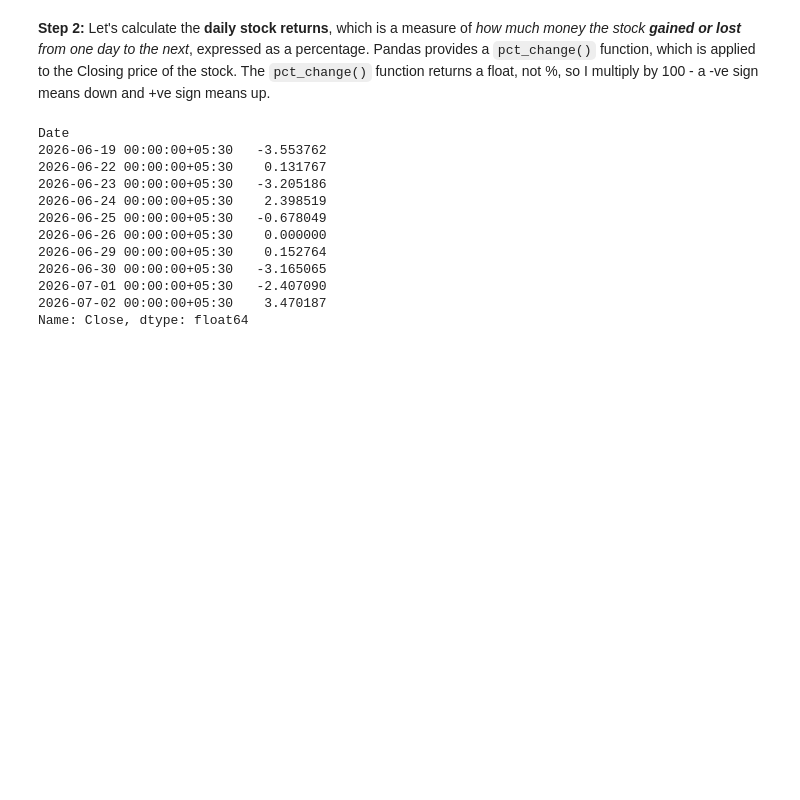
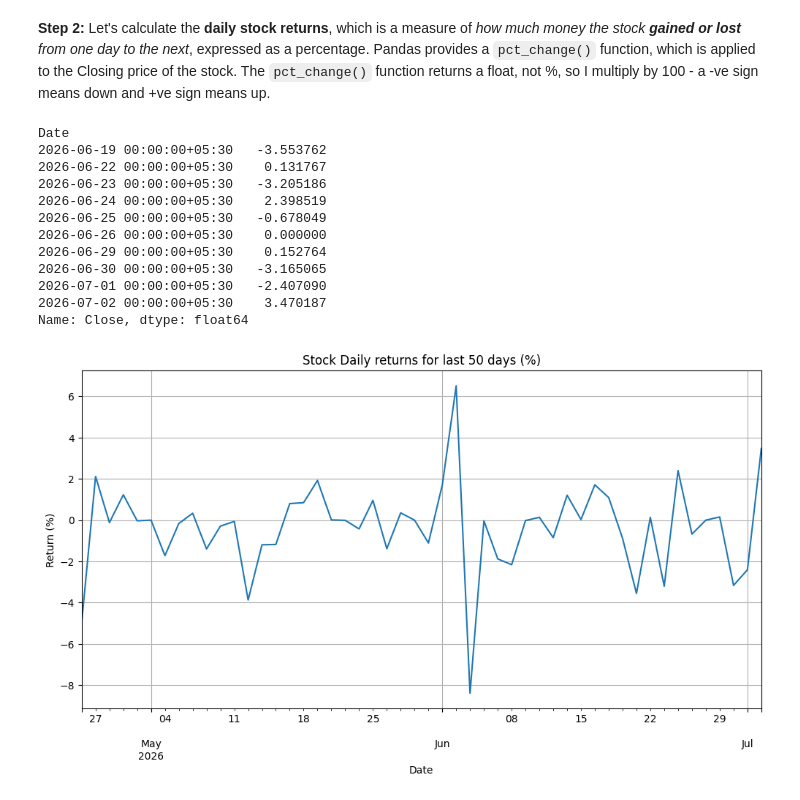
Before and after one commit to mjbhobe/ChocolafStyle, a Jupyter notebook: examples/Python/MyProjects/Python4Finance/portfolio_analysis.ipynb, the cells around one changed output. Saved outputs shown, nothing was run; the diff lists cells and outputs as text; code cells hidden in the pictures; blank space fills up the shorter version.

```diff
--- a/examples/Python/MyProjects/Python4Finance/portfolio_analysis.ipynb
+++ b/examples/Python/MyProjects/Python4Finance/portfolio_analysis.ipynb
@@ -39,3 +44,18 @@ Date
 2026-07-01 00:00:00+05:30   -2.407090
 2026-07-02 00:00:00+05:30    3.470187
 Name: Close, dtype: float64
+# %%
+# plot the last 30 day returns to see how it trends
+# Slice and plot directly
+def plot_returns(returns: pd.Series, days: int = 30) -> None:
+    returns.tail(days).plot(
+        figsize=(12, 6),
+        grid=True,
+        title=f"Stock Daily returns for last {days} days (%)",
+        ylabel="Return (%)",
+    )
+
+
+plot_returns(returns, 50)
+# %% [output]
+[figure, added]
```
Also changed, not shown: parts of 1 cell of this notebook.
